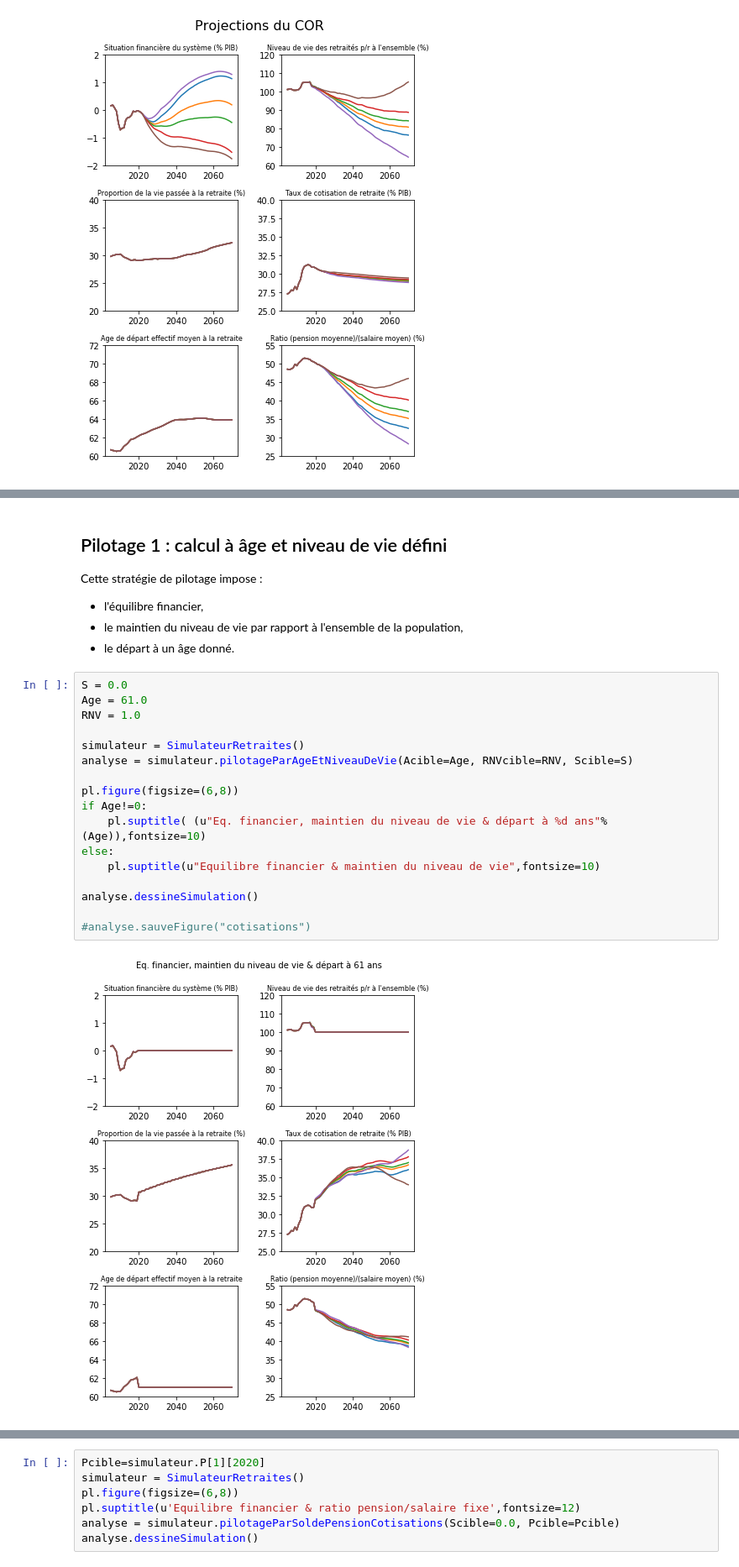
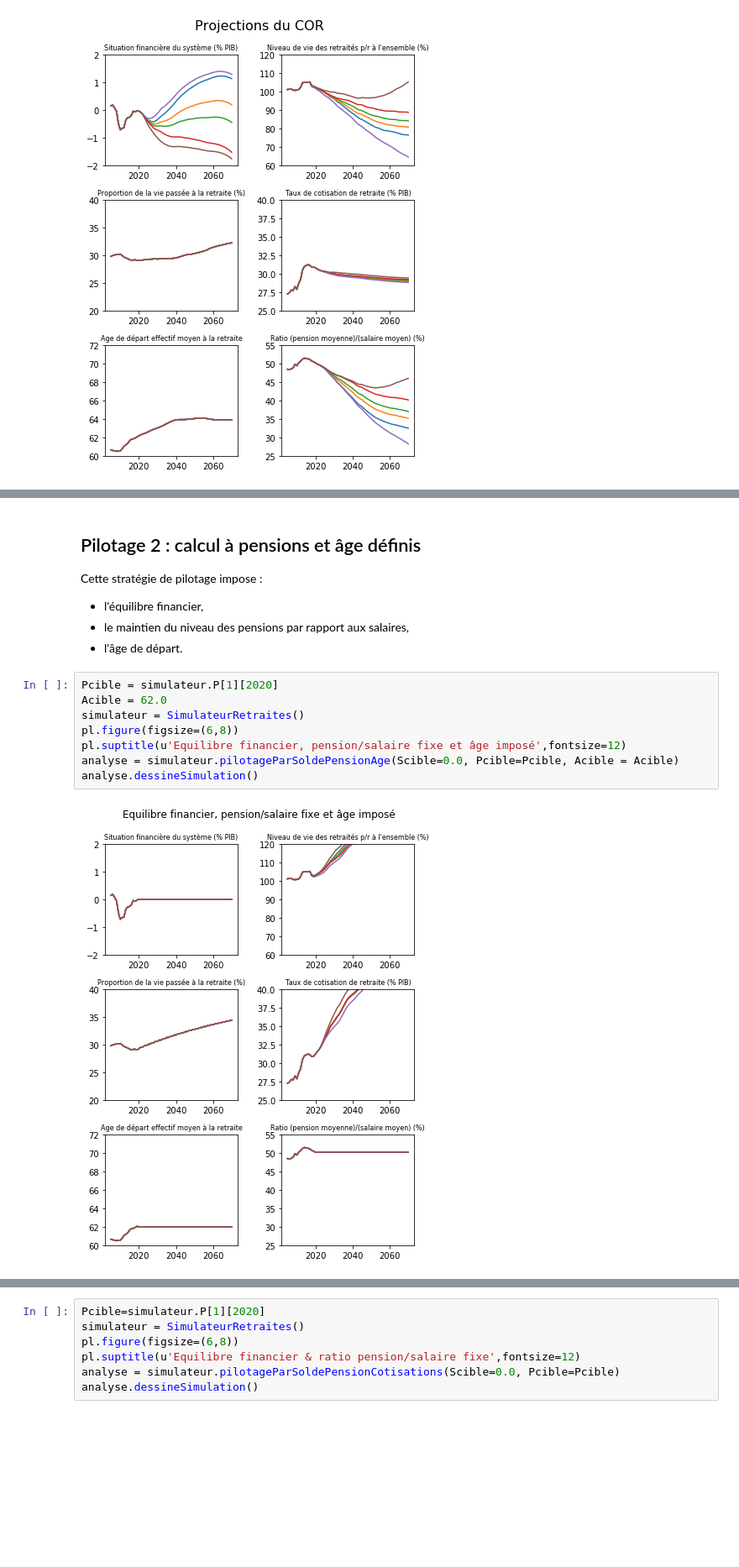
Before and after one commit to brunoscherrer/retraites, a Jupyter notebook: index.ipynb, the cells around one changed output, grey strips where cells are left out. Shown at 84% size. Saved outputs shown, nothing was run; the diff lists cells and outputs as text; blank space fills up the shorter version.

Commit message:
Complète l'index avec des nouveaux pilotages

```diff
--- a/index.ipynb
+++ b/index.ipynb
@@ -39,28 +39,19 @@ On peut comparer les figures précédentes à celles extraites du rapport du COR
 ![Pension moyenne de l’ensemble des retraités,
 relative au revenu d’activité moyen (COR, Juin 2019)](doc/Figures-COR/COR-Juin-2019-P.png "Pension moyenne de l’ensemble des retraités, relative au revenu d’activité moyen (COR, Juin 2019)")
 # %% [markdown]
-## Pilotage 1 : calcul à âge et niveau de vie défini
+## Pilotage 2 : calcul à pensions et âge définis
 
 Cette stratégie de pilotage impose :
 * l'équilibre financier,
-* le maintien du niveau de vie par rapport à l'ensemble de la population,
-* le départ à un âge donné.
+* le maintien du niveau des pensions par rapport aux salaires,
+* l'âge de départ.
-# %%
-S = 0.0
-Age = 61.0
-RNV = 1.0
-
-simulateur = SimulateurRetraites()
-analyse = simulateur.pilotageParAgeEtNiveauDeVie(Acible=Age, RNVcible=RNV, Scible=S)
-
-pl.figure(figsize=(6,8))
-if Age!=0:
-    pl.suptitle( (u"Eq. financier, maintien du niveau de vie & départ à %d ans"%(Age)),fontsize=10)
-else:
-    pl.suptitle(u"Equilibre financier & maintien du niveau de vie",fontsize=10)
-
-analyse.dessineSimulation()
-
-#analyse.sauveFigure("cotisations")
-# %% [output]
-[figure, removed]
+# %%
+Pcible = simulateur.P[1][2020]
+Acible = 62.0
+simulateur = SimulateurRetraites()
+pl.figure(figsize=(6,8))
+pl.suptitle(u'Equilibre financier, pension/salaire fixe et âge imposé',fontsize=12)
+analyse = simulateur.pilotageParSoldePensionAge(Scible=0.0, Pcible=Pcible, Acible = Acible)
+analyse.dessineSimulation()
+# %% [output]
+[figure, added]
```
Also changed, not shown: parts of 12 cells of this notebook, 2 other files.
